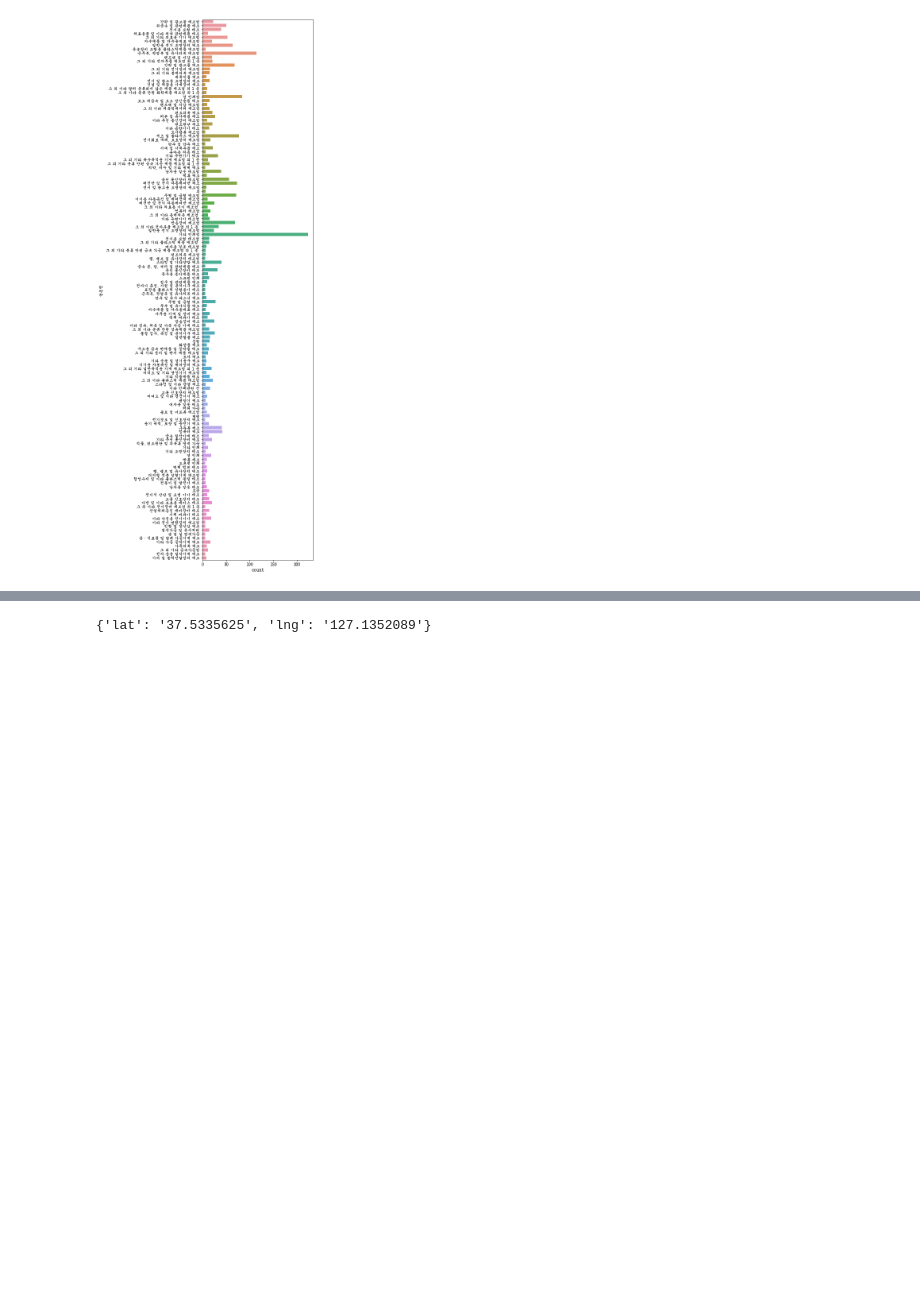
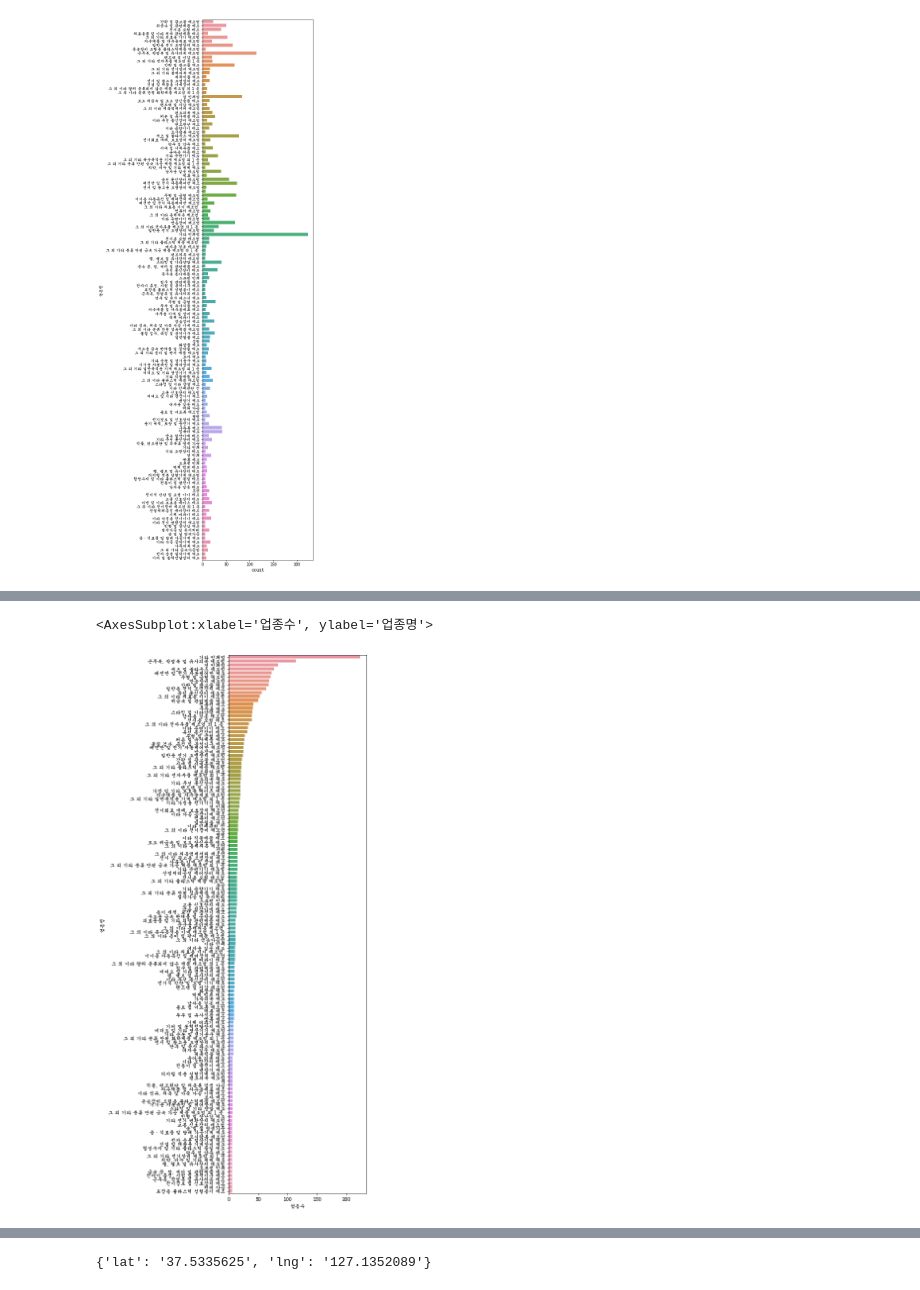
Before and after one commit to leekyuyoung4/ml0719, a Jupyter notebook: 데이터분석/서울시 제조업 현황.ipynb, the cells around one changed output, grey strips where cells are left out. Saved outputs shown, nothing was run; the diff lists cells and outputs as text; code cells hidden in the pictures; blank space fills up the shorter version.

```diff
--- a/데이터분석/서울시 제조업 현황.ipynb
+++ b/데이터분석/서울시 제조업 현황.ipynb
@@ -243,0 +234,10 @@ Note: you may need to restart the kernel to use updated packages.
+# %%
+#서울시의 업종별 분포도 막대그래프
+temp = df_5['업종명'].value_counts()
+temp = temp.reset_index()
+temp.columns = ['업종명','업종수']
+plt.figure(figsize=(5,20))
+sns.barplot(data=temp, y='업종명', x='업종수')
+# %% [output]
+<AxesSubplot:xlabel='업종수', ylabel='업종명'>
+[figure, added]
```
Also changed, not shown: parts of 9 cells of this notebook.
